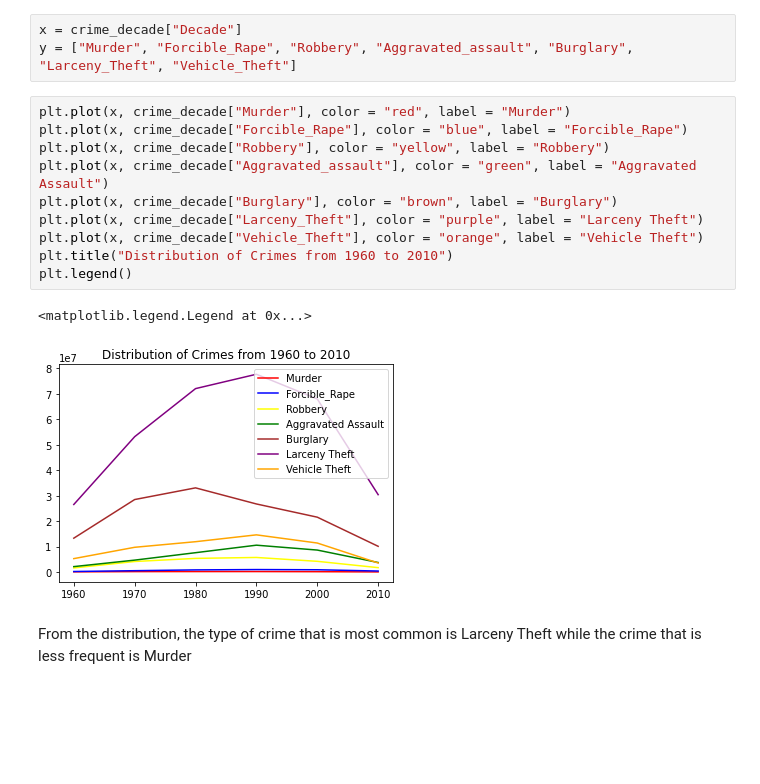
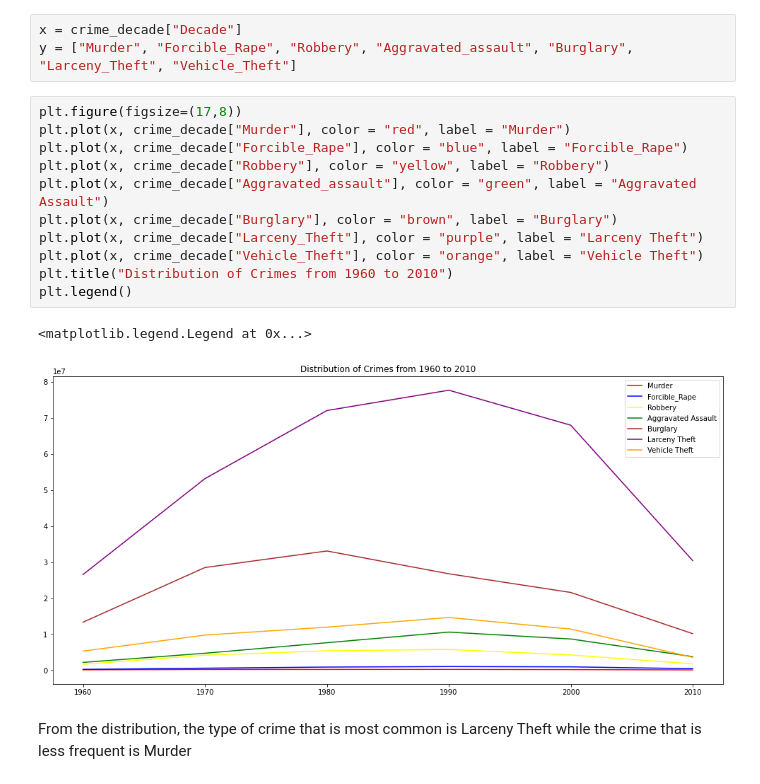
Before and after one commit to chinedu2301/DC_Analytics, a Jupyter notebook: Chinedu_DC_DATA1202_Assignment2_PartB_jupyterNotebook.ipynb, the cells around one changed output. Drawn from its saved outputs; the diff is of its cells as text; blank space fills up the shorter version.

```diff
--- a/Chinedu_DC_DATA1202_Assignment2_PartB_jupyterNotebook.ipynb
+++ b/Chinedu_DC_DATA1202_Assignment2_PartB_jupyterNotebook.ipynb
@@ -139,18 +139,19 @@ The safest decade to live in this country is the 1960's
 x = crime_decade["Decade"]
 y = ["Murder", "Forcible_Rape", "Robbery", "Aggravated_assault", "Burglary", "Larceny_Theft", "Vehicle_Theft"]
 # %%
+plt.figure(figsize=(17,8))
 plt.plot(x, crime_decade["Murder"], color = "red", label = "Murder")
 plt.plot(x, crime_decade["Forcible_Rape"], color = "blue", label = "Forcible_Rape")
 plt.plot(x, crime_decade["Robbery"], color = "yellow", label = "Robbery")
 plt.plot(x, crime_decade["Aggravated_assault"], color = "green", label = "Aggravated Assault")
 plt.plot(x, crime_decade["Burglary"], color = "brown", label = "Burglary")
 plt.plot(x, crime_decade["Larceny_Theft"], color = "purple", label = "Larceny Theft")
 plt.plot(x, crime_decade["Vehicle_Theft"], color = "orange", label = "Vehicle Theft")
 plt.title("Distribution of Crimes from 1960 to 2010")
 plt.legend()
 # %% [output]
 <matplotlib.legend.Legend at 0x...>
-[figure, old version]
+[figure, new version]
 # %% [markdown]
 From the distribution, the type of crime that is most common is Larceny Theft while the crime that is less frequent is Murder
 # %% [markdown]
```
Also changed, not shown: parts of 1 cell of this notebook.
